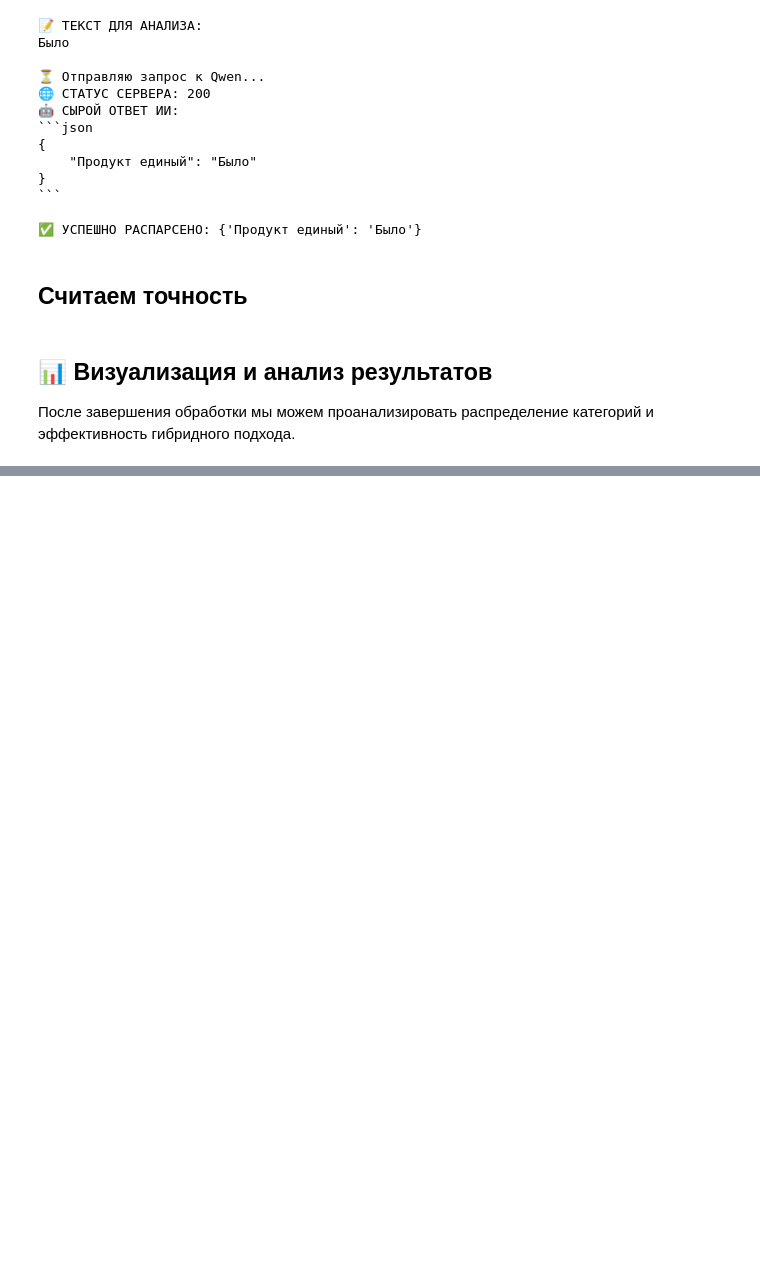
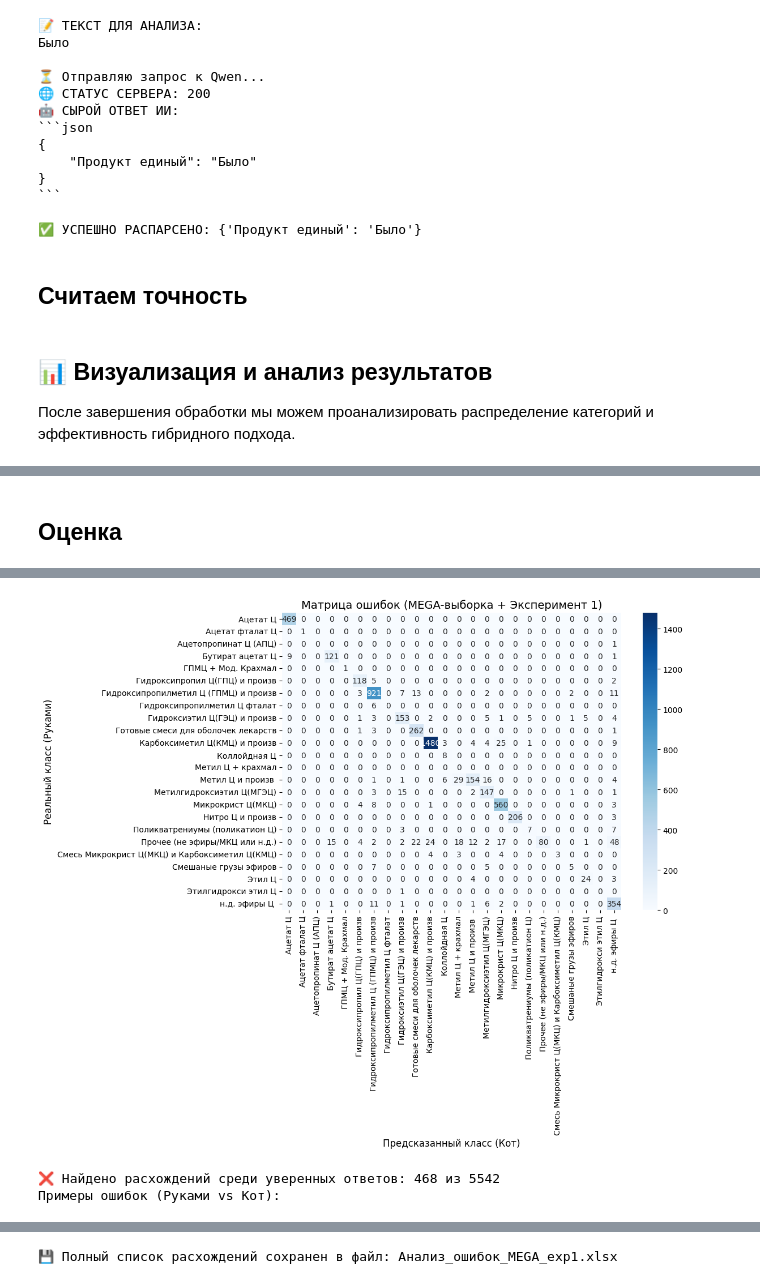
Before and after one commit to BACHO-SMAX/Chemistry_classification, a Jupyter notebook: Improved_Notebook.ipynb, the cells around one changed output, grey strips where cells are left out. Drawn from its saved outputs; the diff is of its cells as text; code cells hidden in the pictures; blank space fills up the shorter version.

```diff
--- a/Improved_Notebook.ipynb
+++ b/Improved_Notebook.ipynb
@@ -1211,0 +1903,73 @@ def plot_analysis(df_final, catboost_count, llm_count):
+# %% [markdown]
+## Оценка
+# %%
+import pandas as pd
+import matplotlib.pyplot as plt
+import seaborn as sns
+from sklearn.metrics import accuracy_score, classification_report, confusion_matrix
+
+# 1. ЗАГРУЖАЕМ ОБА ФАЙЛА
+file_manual = 'Произв Целл для проверки Accuracy.xlsx'
+file_pred = 'Hybrid_Result_Cellulose_MEGA_exp1.xlsx' # Наш НОВЫЙ файл с предсказаниями
+
+# Берем правильный лист из ручного файла
+df_true = pd.read_excel(file_manual, sheet_name='Выборка в работу (размеченная)')
+df_pred = pd.read_excel(file_pred)
+
+# 2. ФИЛЬТРУЕМ КОТА (Берем только уверенные ответы)
+df_pred_confident = df_pred[df_pred['продукт единый'] != 'ТРЕБУЕТСЯ LLM'].copy()
+
+print(f"Уверенных строк от Кота для проверки: {len(df_pred_confident)}")
+
+# 3. УМНОЕ ОБЪЕДИНЕНИЕ (Ищем пары по тексту)
+df_merged = pd.merge(
+    df_true[['Описание 350', 'ПРОДУКТ ЕДИНЫЙ']],
+    df_pred_confident[['Описание 350 крт', 'продукт единый']],
+    left_on='Описание 350',
+    right_on='Описание 350 крт',
+    how='inner'
+)
+
+df_merged = df_merged.rename(columns={
+    'ПРОДУКТ ЕДИНЫЙ': 'Реальность (Руками)',
+    'продукт единый': 'Предсказание (Кот)'
+})
+
+y_true = df_merged['Реальность (Руками)']
+y_pred = df_merged['Предсказание (Кот)']
+
+print(f"✅ Успешно сопоставлено строк (нашлось в обоих файлах): {len(df_merged)}")
+
+# 4. ВЫВОДИМ БАЗОВЫЕ МЕТРИКИ
+accuracy = accuracy_score(y_true, y_pred)
+print(f"\n🎯 Точность уверенных ответов (Accuracy): {accuracy:.2%}")
+print("-" * 60)
+print("📊 ОТЧЕТ ПО КЛАССАМ (Precision, Recall, F1-Score):")
+print(classification_report(y_true, y_pred, zero_division=0))
+
+# 5. РИСУЕМ МАТРИЦУ ОШИБОК
+plt.figure(figsize=(12, 10))
+labels = sorted(list(set(y_true) | set(y_pred)))
+cm = confusion_matrix(y_true, y_pred, labels=labels)
+
+sns.heatmap(cm, annot=True, fmt='d', cmap='Blues',
+            xticklabels=labels, yticklabels=labels)
+plt.title('Матрица ошибок (MEGA-выборка + Эксперимент 1)', fontsize=14)
+plt.ylabel('Реальный класс (Руками)', fontsize=12)
+plt.xlabel('Предсказанный класс (Кот)', fontsize=12)
+plt.xticks(rotation=90)
+plt.tight_layout()
+plt.show()
+
+# 6. ВЫВОД И СОХРАНЕНИЕ ОШИБОК
+errors_df = df_merged[df_merged['Реальность (Руками)'] != df_merged['Предсказание (Кот)']].copy()
+
+print(f"\n❌ Найдено расхождений среди уверенных ответов: {len(errors_df)} из {len(df_merged)}")
+if len(errors_df) > 0:
+    print("Примеры ошибок (Руками vs Кот):")
+    display(errors_df[['Описание 350', 'Реальность (Руками)', 'Предсказание (Кот)']].head(15))
+
+    error_file_path = 'Анализ_ошибок_MEGA_exp1.xlsx'
+    errors_df[['Описание 350', 'Реальность (Руками)', 'Предсказание (Кот)']].to_excel(error_file_path, index=False)
+    print(f"\n💾 Полный список расхождений сохранен в файл: {error_file_path}")
+# %% [output]
@@ -1211,0 +1993,3 @@ def plot_analysis(df_final, catboost_count, llm_count):
+[figure, added]
+❌ Найдено расхождений среди уверенных ответов: 468 из 5542
+Примеры ошибок (Руками vs Кот):
@@ -1211,0 +2012 @@ def plot_analysis(df_final, catboost_count, llm_count):
+💾 Полный список расхождений сохранен в файл: Анализ_ошибок_MEGA_exp1.xlsx
```
Also changed, not shown: parts of 15 cells of this notebook.
